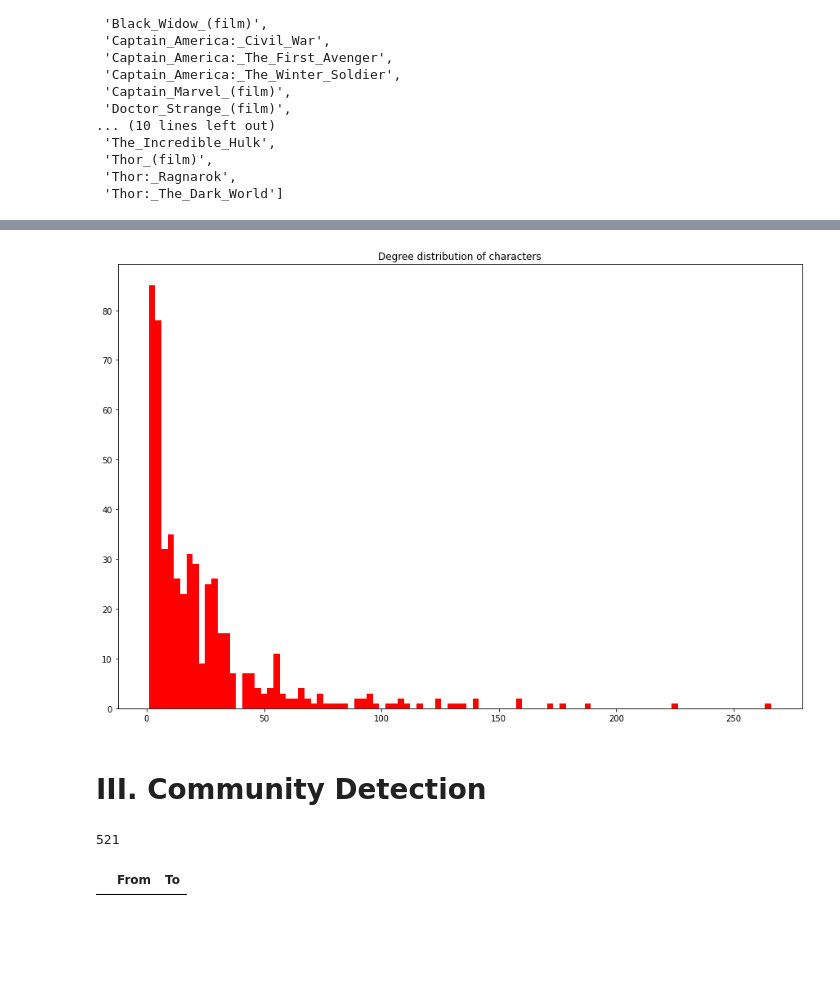
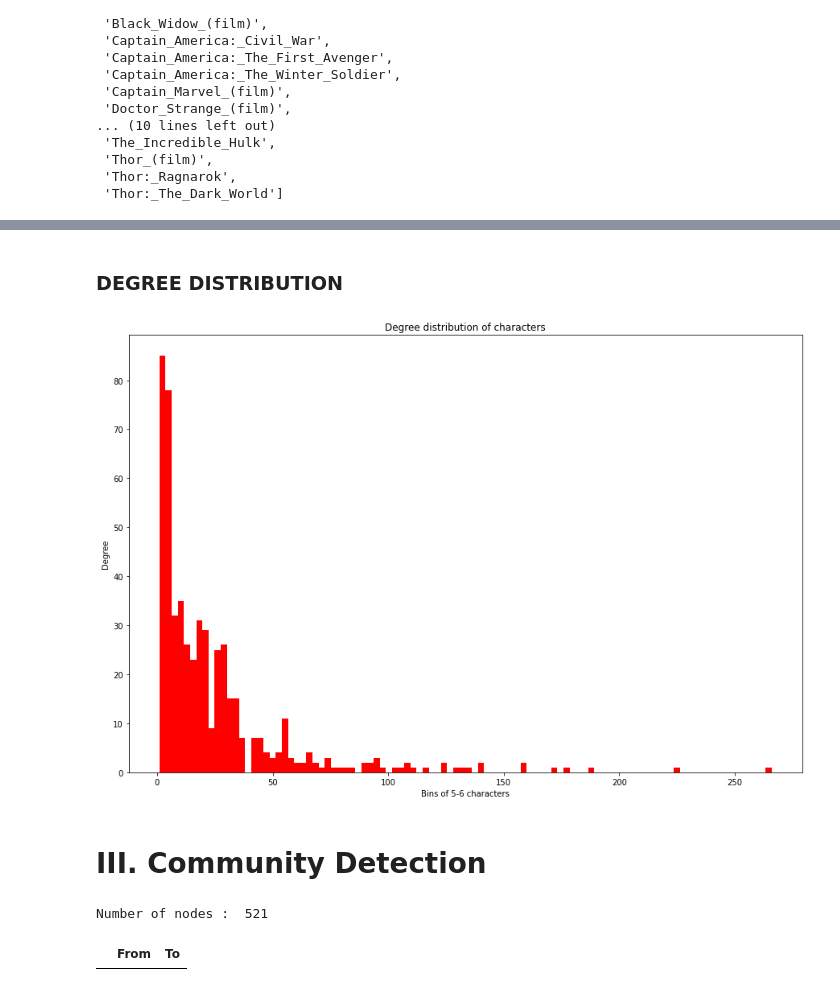
Before and after one commit to daredevil94/SGI-Explainer-Notebook, a Jupyter notebook: notebook.ipynb, the cells around one changed output, grey strips where cells are left out. Cells and saved outputs as stored; diff of their text form; code cells hidden in the pictures; blank space fills up the shorter version.

```diff
--- a/notebook.ipynb
+++ b/notebook.ipynb
@@ -303,3 +300,13 @@ for name in df_marvel_characters.Name:
+# %%
+# CREATE GRAPH FROM EDGE LIST
+csv_path = 'edge_list.csv'
+df_edges = pd.read_csv(csv_path)
+
+edges = [tuple(x) for x in df_edges.to_numpy()]
+
+Graph_marvel = nx.DiGraph() #Community detection only works for undirected graphs
+#Graph_marvel = nx.Graph()
+Graph_marvel.add_edges_from(edges)
 # %%
 # Extract GCC (Giant Connected Component)
 # run the cell with graph with characters that appear in movies instead of Graph_marvel
@@ -382,13 +384,17 @@ AdjustSpeedAndApplyForces step  took  0.53  seconds
+# %% [markdown]
+### DEGREE DISTRIBUTION
 # %%
 def plot_degree_dist(G):
     degrees = [G.degree(n) for n in G.nodes()]
     plt.hist(degrees, bins=100, color='red')
+    plt.ylabel('Degree')
+    plt.xlabel('Bins of 5-6 characters')
     plt.title("Degree distribution of characters")
     plt.show()
 
 plot_degree_dist(Graph_marvel)
 # %% [output]
-[figure, old version]
+[figure, new version]
 # %% [markdown]
 # III. Community Detection
 # %%
@@ -401,10 +407,10 @@ edges = [tuple(x) for x in df_edges.to_numpy()]
 #Graph_marvel = nx.DiGraph() #Community detection only works for undirected graphs
 Graph_marvel = nx.Graph()
 Graph_marvel.add_edges_from(edges)
-# %%
-len(Graph_marvel.nodes)
-# %% [output]
-521
+# %%
+print("Number of nodes : ", len(Graph_marvel.nodes))
+# %% [output]
+Number of nodes :  521
 # %%
 # WE DO NOT HAVE DUPLICATE EDGES?
 df_edges[df_edges.duplicated(keep=False)]
```
Also changed, not shown: parts of 48 cells of this notebook.
